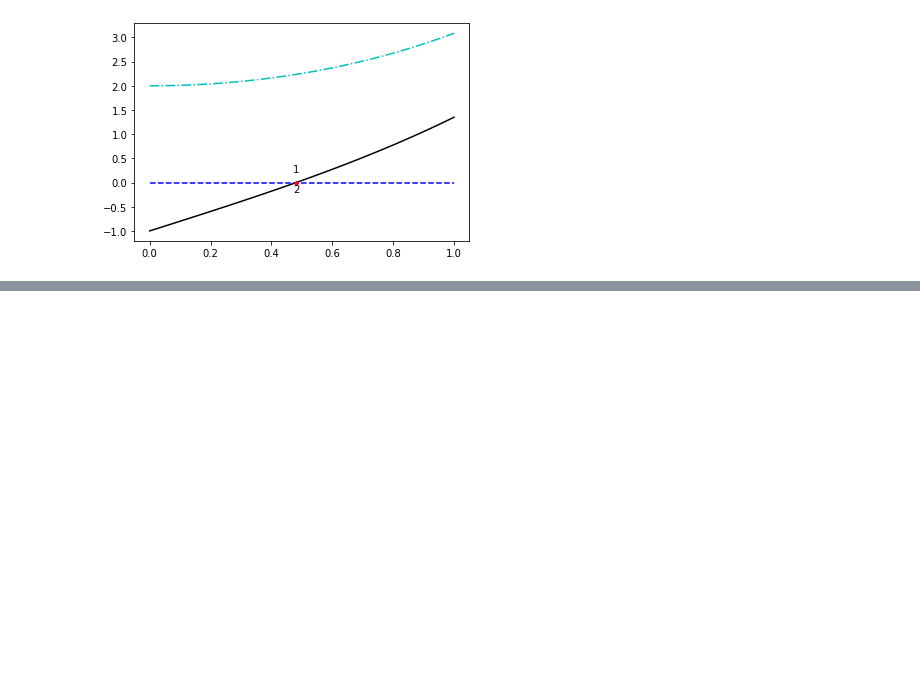
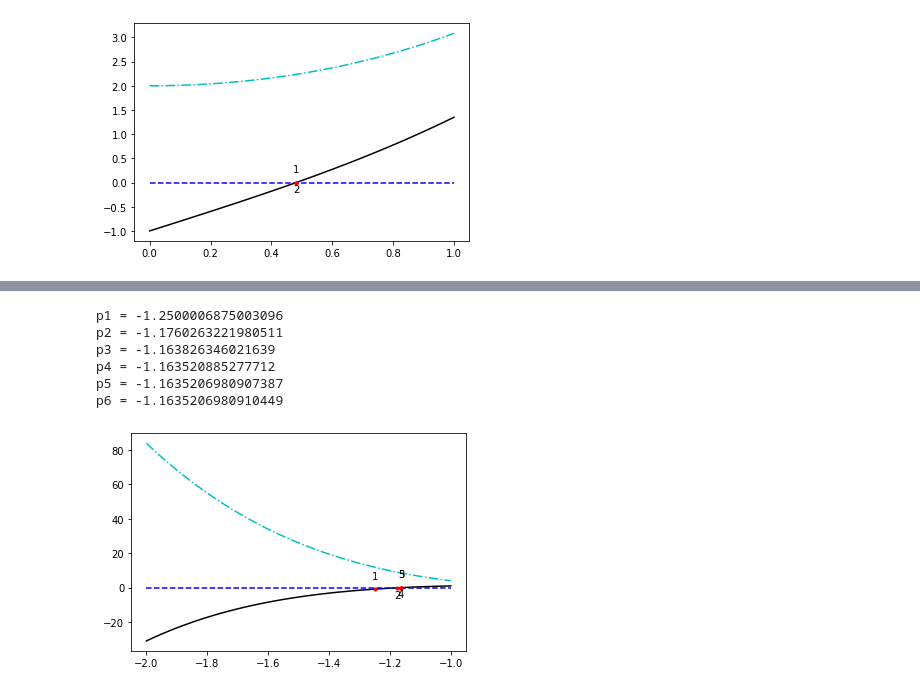
Before and after one commit to rinald/ece208, a Jupyter notebook: newton.ipynb, the cells around one changed output, grey strips where cells are left out. Saved outputs shown, nothing was run; the diff lists cells and outputs as text; code cells hidden in the pictures; blank space fills up the shorter version.

```diff
--- a/newton.ipynb
+++ b/newton.ipynb
@@ -74,0 +85,11 @@ p2 = 0.4812118265254462
+# %%
+# Classwork 2
+newton(lambda x: x**5+x**3+2*x**2+1, -2, -1, -1, n=10, t=10**-8)
+# %% [output]
+p1 = -1.2500006875003096
+p2 = -1.1760263221980511
+p3 = -1.163826346021639
+p4 = -1.163520885277712
+p5 = -1.1635206980907387
+p6 = -1.1635206980910449
+[figure, added]
```
Also changed, not shown: parts of 1 cell of this notebook, 13 other files.
